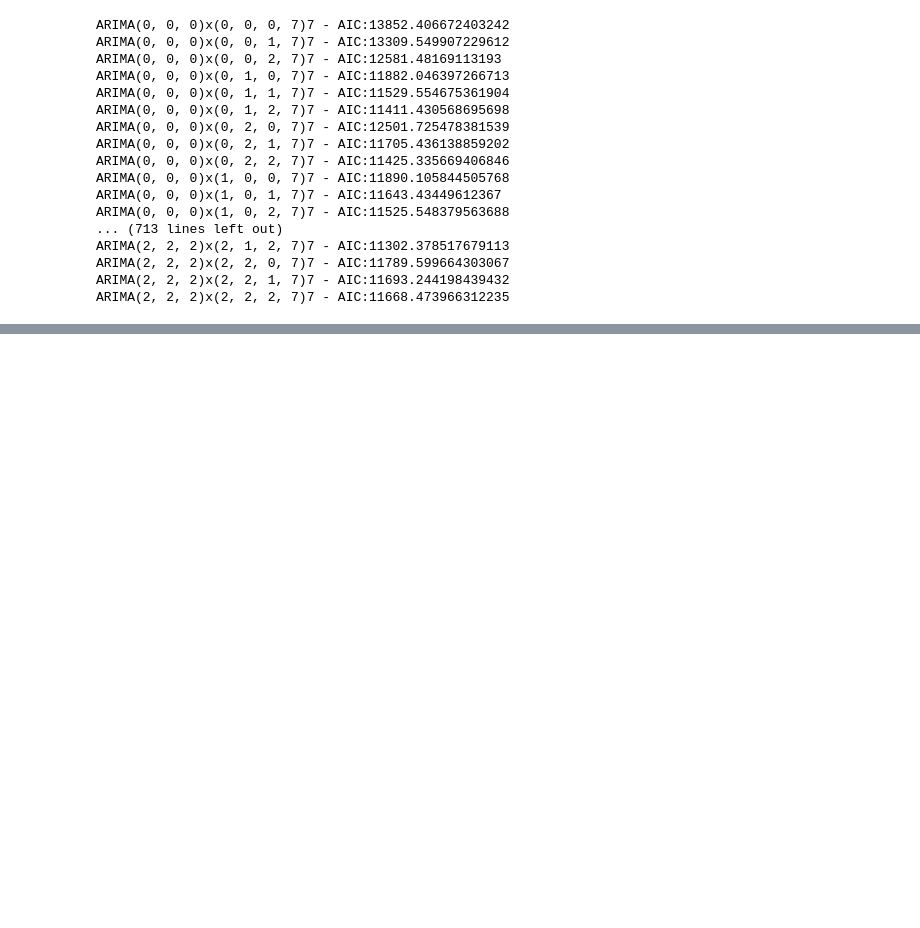
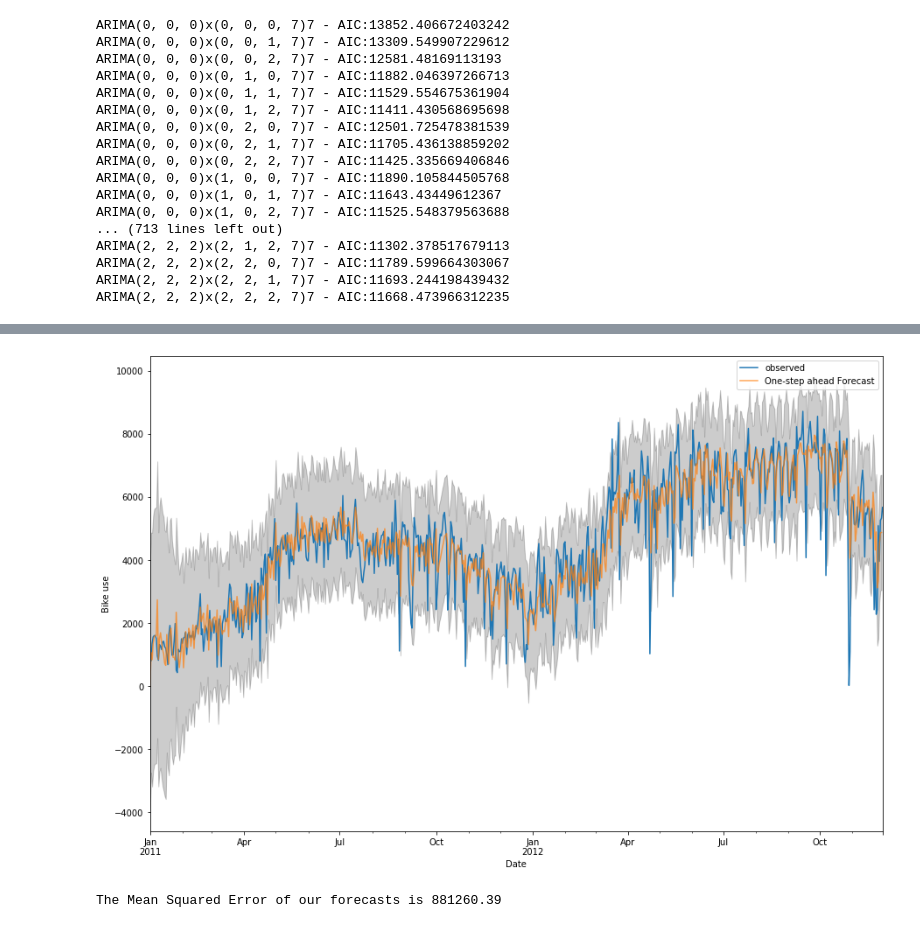
Before and after one commit to laurent-guerguy/Project-5-Bikesharing-Predict-Bike-Usage, a Jupyter notebook: your-project/Days Analysis.ipynb, the cells around one changed output, grey strips where cells are left out. Saved outputs shown, nothing was run; the diff lists cells and outputs as text; code cells hidden in the pictures; blank space fills up the shorter version.

Commit message:
Prediction done

```diff
--- a/your-project/Days Analysis.ipynb
+++ b/your-project/Days Analysis.ipynb
@@ -281,0 +387,3 @@ ARIMA(2, 1, 1)x(0, 2, 2, 7)7 - AIC:11090.945525176723
+# %%
+pred = results.get_prediction(dynamic=False)
+pred_ci = pred.conf_int()
@@ -281,0 +438,24 @@ ARIMA(2, 1, 1)x(0, 2, 2, 7)7 - AIC:11090.945525176723
+# %%
+ax = days["cnt"].iloc[:700].plot(label='observed')
+pred.predicted_mean.plot(ax=ax, label='One-step ahead Forecast', alpha=.7)
+
+ax.fill_between(pred_ci.index,
+                pred_ci.iloc[:, 0],
+                pred_ci.iloc[:, 1], color='k', alpha=.2)
+
+ax.set_xlabel('Date')
+ax.set_ylabel('Bike use')
+plt.legend()
+
+plt.show()
+# %% [output]
+[figure, added]
+# %%
+y_forecasted = pred.predicted_mean
+y_truth = days["cnt"].iloc[:700]
+
+# Compute the mean square error
+mse = ((y_forecasted - y_truth) ** 2).mean()
+print('The Mean Squared Error of our forecasts is {}'.format(round(mse, 2)))
+# %% [output]
+The Mean Squared Error of our forecasts is 881260.39
```
Also changed, not shown: parts of 23 cells of this notebook, 1 other file.
